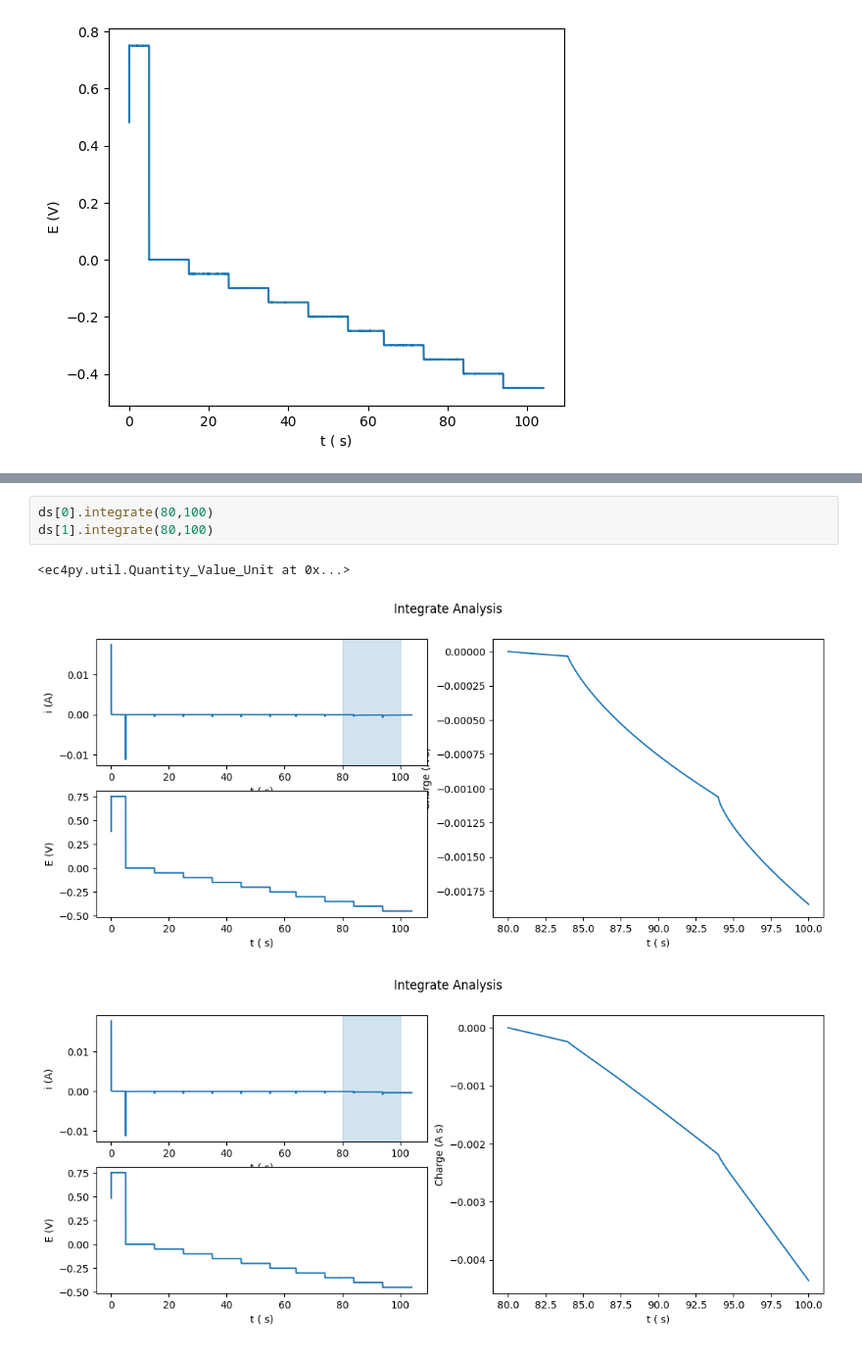
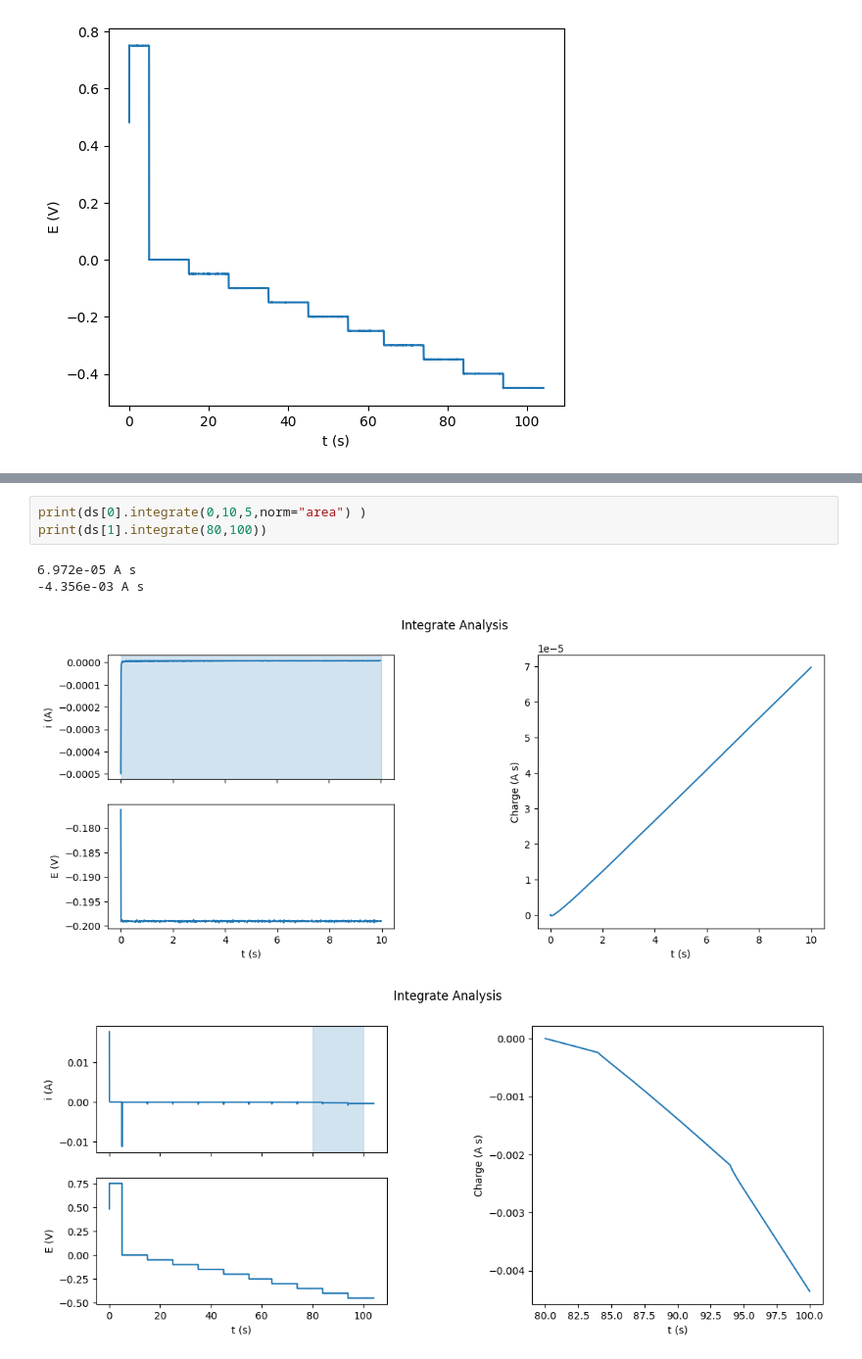
Before and after one commit to NordicEC/EC4py, a Jupyter notebook: dev/Step_Data/Load_StepFiles_Levich.ipynb, the cells around one changed output, grey strips where cells are left out. Shown at 98% size. Cells and saved outputs as stored; diff of their text form.

```diff
--- a/dev/Step_Data/Load_StepFiles_Levich.ipynb
+++ b/dev/Step_Data/Load_StepFiles_Levich.ipynb
@@ -79,7 +85,8 @@ _ =ds.integrate(0,5,3)
 # %%
-ds[0].integrate(80,100)
-ds[1].integrate(80,100)
+print(ds[0].integrate(0,10,5,norm="area") )
+print(ds[1].integrate(80,100))
 # %% [output]
-<ec4py.util.Quantity_Value_Unit at 0x...>
+6.972e-05 A s
+-4.356e-03 A s
-[figure, old version]
+[figure, new version]
-[figure, old version]
+[figure, new version]
```
Also changed, not shown: parts of 3 cells of this notebook, 3 other files.
